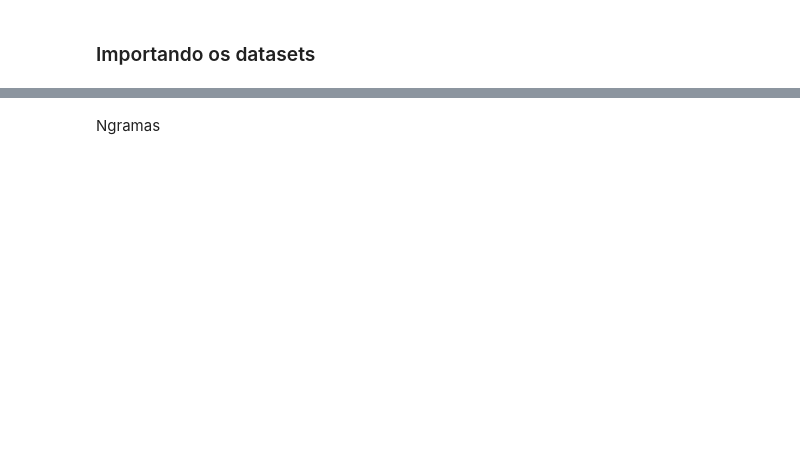
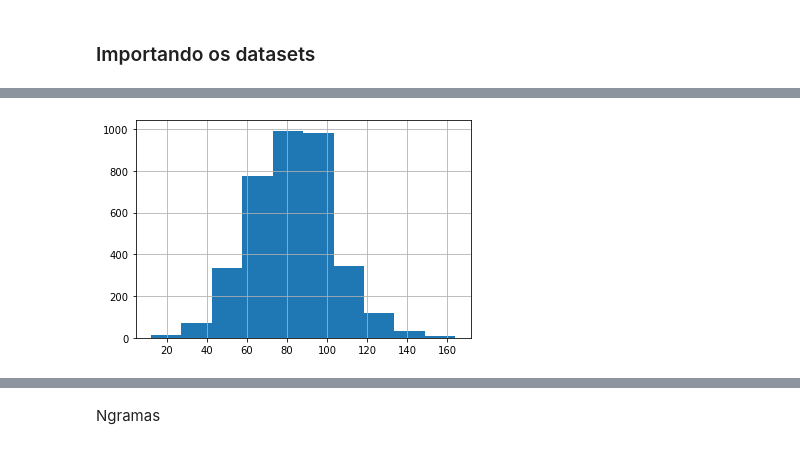
Before and after one commit to nanquim/falsiane, a Jupyter notebook: Análise e Exploração dos Dados.ipynb, the cells around one changed output, grey strips where cells are left out. Saved outputs shown, nothing was run; the diff lists cells and outputs as text; code cells hidden in the pictures; blank space fills up the shorter version.

```diff
--- a/Análise e Exploração dos Dados.ipynb
+++ b/Análise e Exploração dos Dados.ipynb
@@ -35,0 +43,6 @@ verdadeiras.head()
+# %%
+# Balancear os dataframes
+
+diff = verdadeiras.shape[0] - falsas.shape[0]
+verdadeiras = verdadeiras.iloc[diff:]
+verdadeiras.shape[0] - falsas.shape[0]
@@ -53,0 +143,4 @@ print(f'Quantidade de registros por categoria:\n {categorias}')
+# %%
+hist_char_por_sentenca(verdadeiras['Titulo'])
+# %% [output]
+[figure, added]
```
Also changed, not shown: parts of 59 cells of this notebook.
